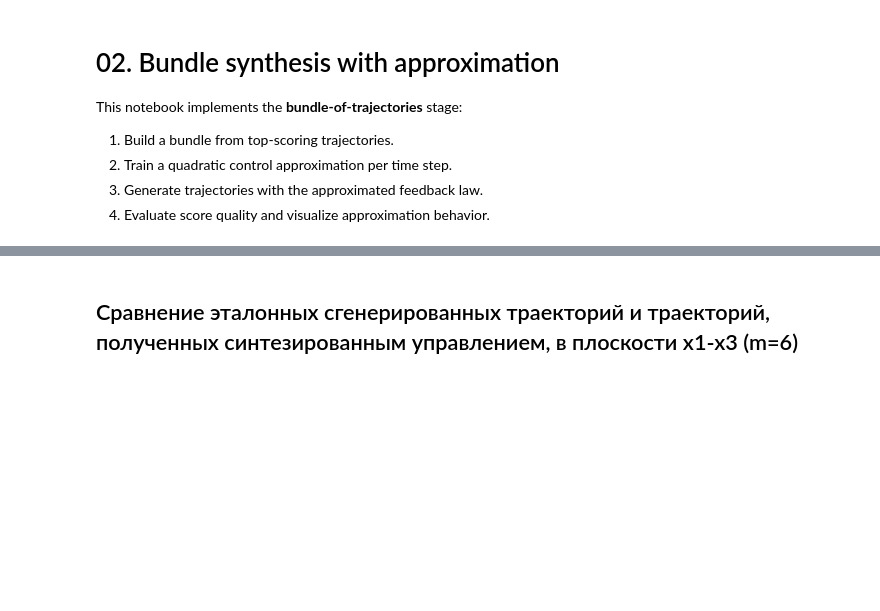
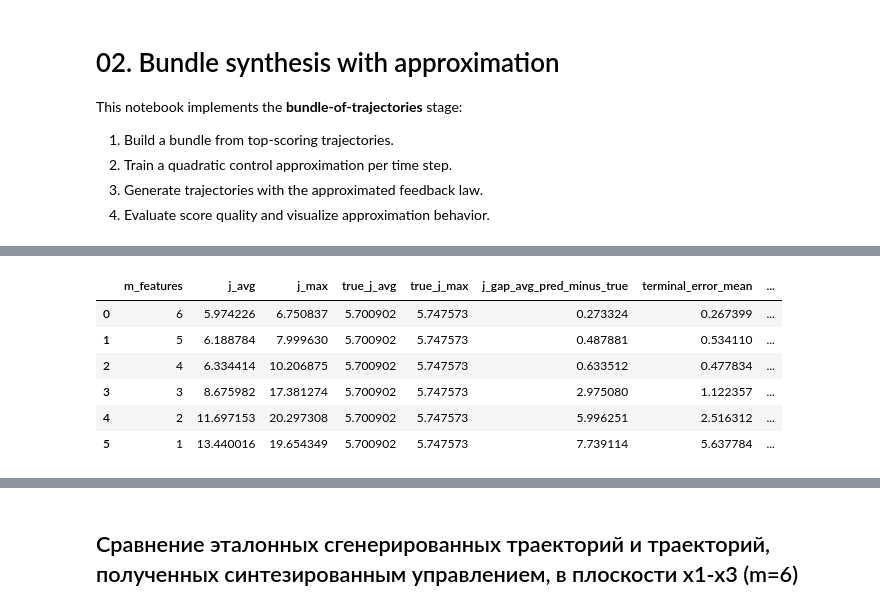
Before and after one commit to mkorobovv/mai-final-project, a Jupyter notebook: research/notebooks/02_bundle_synthesis.ipynb, the cells around one changed output, grey strips where cells are left out. Drawn from its saved outputs; the diff is of its cells as text; code cells hidden in the pictures; blank space fills up the shorter version.

```diff
--- a/research/notebooks/02_bundle_synthesis.ipynb
+++ b/research/notebooks/02_bundle_synthesis.ipynb
@@ -79,7 +112,69 @@ controller = controllers[6]
 # %%
-# Pointwise approximation metrics on held-out trajectories.
-rmse_per_control, global_rmse = evaluate_pointwise_rmse(selected, test_ids, controller, N_STEPS)
+# Evaluate all controllers: RMSE, Bolza cost stats, terminal errors.
+MAX_EVAL_TRAJECTORIES = 60
+MAX_TERMINAL_ERROR_CASES = 20
 
-print('Control RMSE [phi, theta, psi, thrust]:', np.round(rmse_per_control, 5))
-print('Global RMSE:', float(global_rmse))
+controller_eval = {}
+summary_rows = []
+
+for m in FEATURE_DIMS:
+    ctrl = controllers[m]
+
+    rmse_per_control, global_rmse = evaluate_pointwise_rmse(selected, test_ids, ctrl, N_STEPS)
+    results, res_df = evaluate_closed_loop(
+        selected,
+        test_ids,
+        ctrl,
+        cfg,
+        max_cases=MAX_EVAL_TRAJECTORIES,
+    )
+    term_err = terminal_errors(results, cfg, max_cases=MAX_TERMINAL_ERROR_CASES)
+
+    if len(res_df) > 0:
+        individual_costs = res_df['pred_score'].to_numpy(dtype=float)
+        true_costs = res_df['true_score'].to_numpy(dtype=float)
+        j_avg = float(np.mean(individual_costs))
+        j_max = float(np.max(individual_costs))
+        true_j_avg = float(np.mean(true_costs))
+        true_j_max = float(np.max(true_costs))
+        mean_gap = float((individual_costs - true_costs).mean())
+    else:
+        j_avg = np.nan
+        j_max = np.nan
+        true_j_avg = np.nan
+        true_j_max = np.nan
+        mean_gap = np.nan
+
+    summary_rows.append({
+        'm_features': m,
+        'j_avg': j_avg,
+        'j_max': j_max,
+        'true_j_avg': true_j_avg,
+        'true_j_max': true_j_max,
+        'j_gap_avg_pred_minus_true': mean_gap,
+        'terminal_error_mean': float(term_err.mean()) if len(term_err) else np.nan,
+        'terminal_error_std': float(term_err.std()) if len(term_err) else np.nan,
+        'terminal_error_max': float(term_err.max()) if len(term_err) else np.nan,
+        'terminal_error_min': float(term_err.min()) if len(term_err) else np.nan,
+    })
+
+    controller_eval[m] = {
+        'controller': ctrl,
+        'results': results,
+        'res_df': res_df,
+        'term_err': term_err,
+        'rmse_per_control': rmse_per_control,
+        'global_rmse': global_rmse,
+    }
+
+summary_df = pd.DataFrame(summary_rows).sort_values('m_features', ascending=False).reset_index(drop=True)
+summary_df
+# %% [output]
+|  | m_features | j_avg | j_max | true_j_avg | true_j_max | j_gap_avg_pred_minus_true | terminal_error_mean | ... |
+| 0 | 6 | 5.974226 | 6.750837 | 5.700902 | 5.747573 | 0.273324 | 0.267399 | ... |
+| 1 | 5 | 6.188784 | 7.999630 | 5.700902 | 5.747573 | 0.487881 | 0.534110 | ... |
+| 2 | 4 | 6.334414 | 10.206875 | 5.700902 | 5.747573 | 0.633512 | 0.477834 | ... |
+| 3 | 3 | 8.675982 | 17.381274 | 5.700902 | 5.747573 | 2.975080 | 1.122357 | ... |
+| 4 | 2 | 11.697153 | 20.297308 | 5.700902 | 5.747573 | 5.996251 | 2.516312 | ... |
+| 5 | 1 | 13.440016 | 19.654349 | 5.700902 | 5.747573 | 7.739114 | 5.637784 | ... |
 # %%
```
Also changed, not shown: parts of 8 cells of this notebook, 1 other file.
